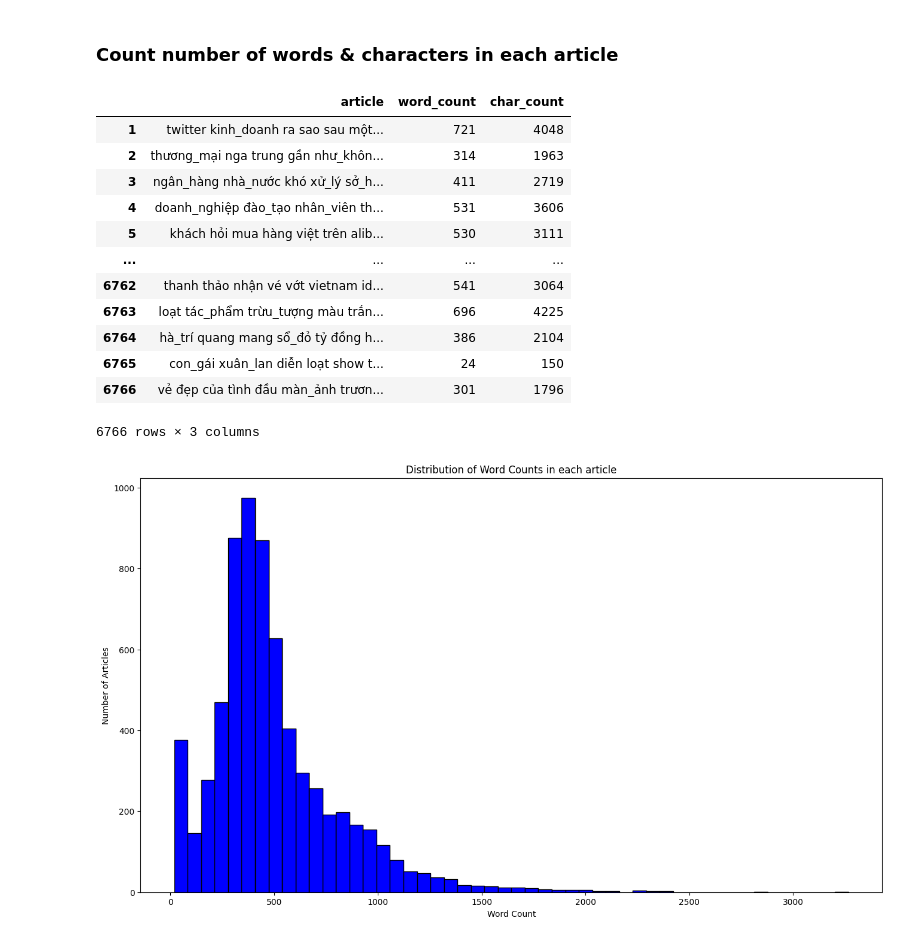
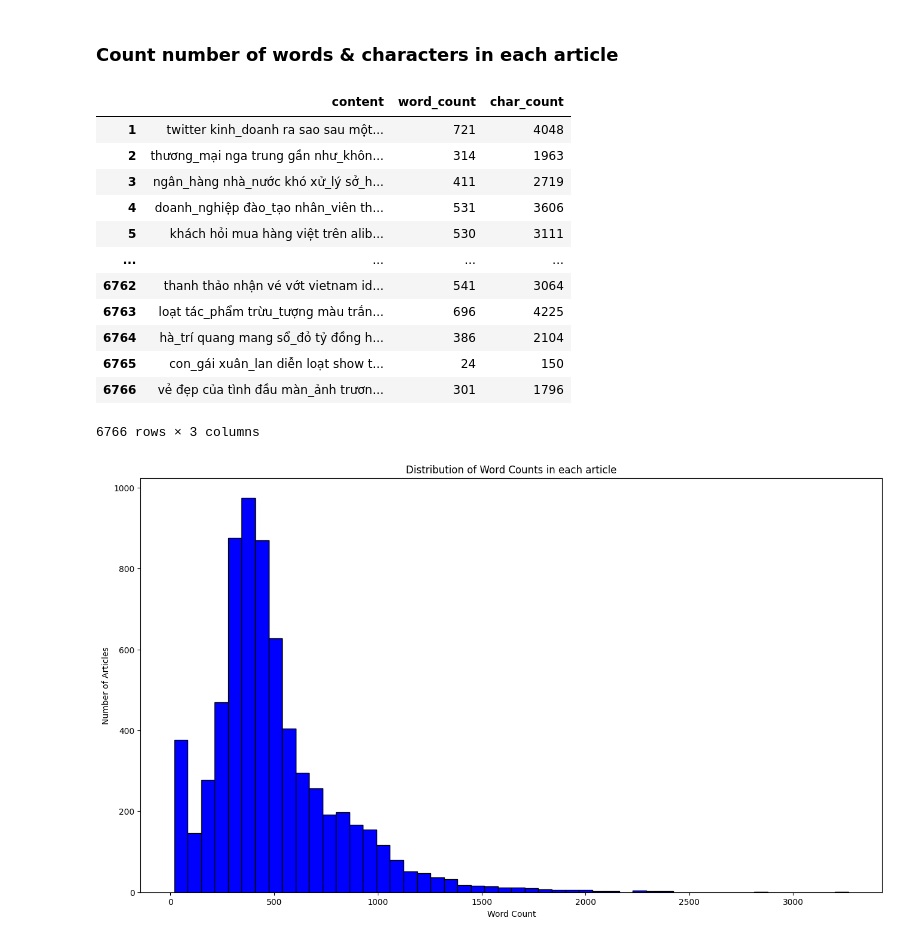
Before and after one commit to bunbohue19/Intro-2-DS, a Jupyter notebook: exploratory-text-analytics/exploratory-text-analytics.ipynb, the cells around one changed output. Saved outputs shown, nothing was run; the diff lists cells and outputs as text; code cells hidden in the pictures.

```diff
--- a/exploratory-text-analytics/exploratory-text-analytics.ipynb
+++ b/exploratory-text-analytics/exploratory-text-analytics.ipynb
@@ -83,0 +109,17 @@ df
+# %%
+# Cleaning
+def cleaning(df, column):
+    for i in range(1, len(df) + 1):
+        df.at[i, column] = df.at[i, column].replace('\n', '')
+
+cleaning(df, 'title')
+cleaning(df, 'description')
+cleaning(df, 'content')
+cleaning(df, 'author')
+
+# Normalizing unknown author
+for i, author in enumerate(df['author']):
+    if len(author.strip()) > 30 or author == ' ':
+        df.at[i + 1, 'author'] = 'Unknown'
+
+df
@@ -147,11 +208,11 @@ plt.show()
 # %% [markdown]
 ### Count number of words & characters in each article
 # %%
-df['word_count'] = df['article'].apply(lambda x : len(str(x).split(" ")))
-df['char_count'] = df['article'].str.len()                ## This also includes spaces
-df[['article', 'word_count', 'char_count']]
+df['word_count'] = df['content'].apply(lambda x : len(str(x).split(" ")))
+df['char_count'] = df['content'].str.len()                ## This also includes spaces
+df[['content', 'word_count', 'char_count']]
 # %% [output]
-|  | article | word_count | char_count |
+|  | content | word_count | char_count |
 | 1 | twitter kinh_doanh ra sao sau một... | 721 | 4048 |
 | 2 | thương_mại nga trung gần như_khôn... | 314 | 1963 |
 | 3 | ngân_hàng nhà_nước khó xử_lý sở_h... | 411 | 2719 |
```
Also changed, not shown: parts of 45 cells of this notebook.
